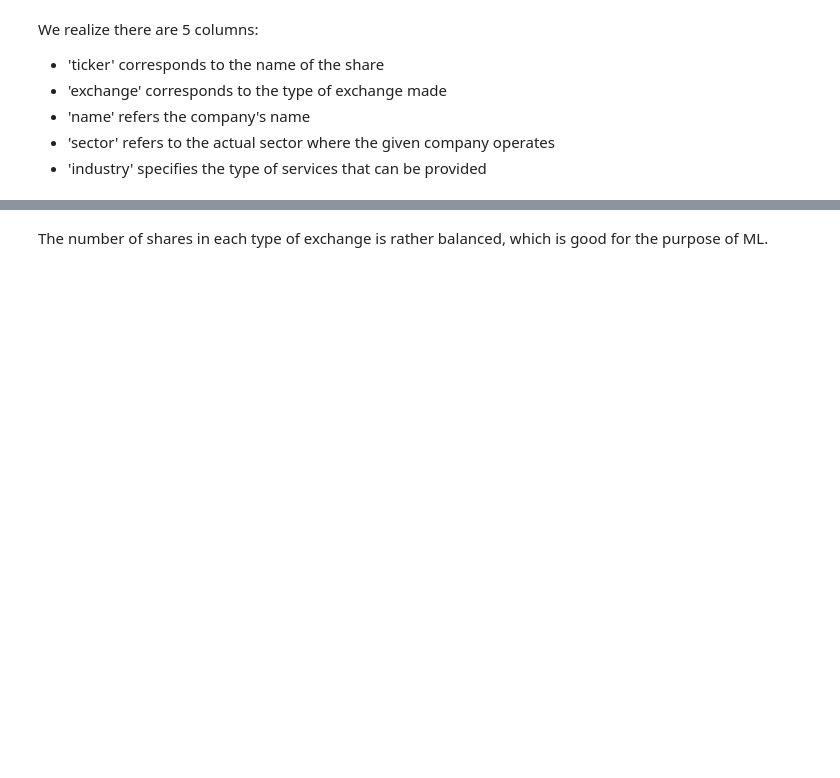
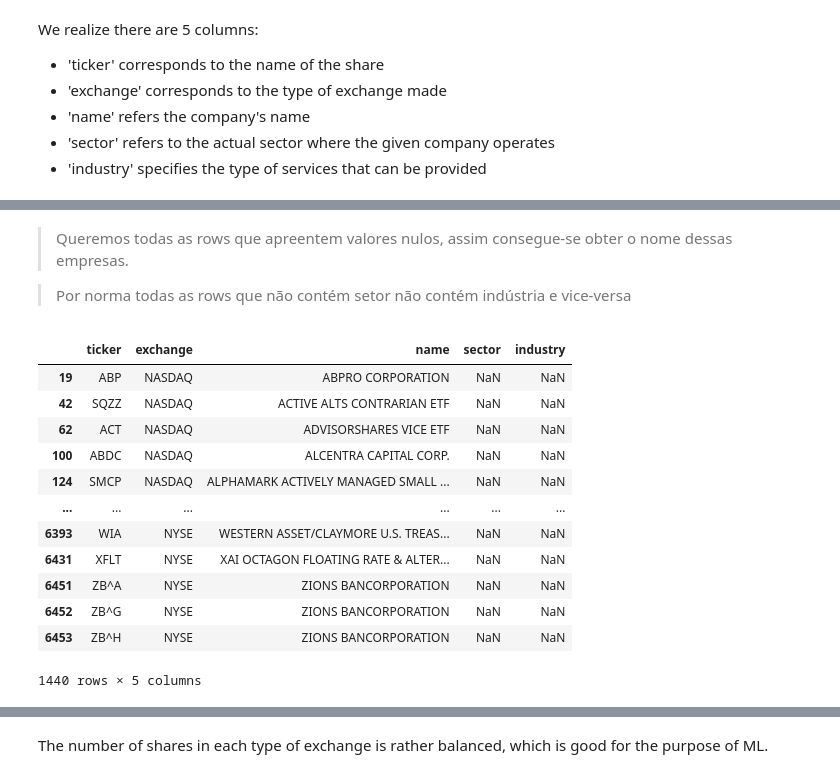
Before and after one commit to GuilhermeViveiros/Stock-Prices, a Jupyter notebook: Predicting Stock Prices.ipynb, the cells around one changed output, grey strips where cells are left out. Drawn from its saved outputs; the diff is of its cells as text; code cells hidden in the pictures; blank space fills up the shorter version.

```diff
--- a/Predicting Stock Prices.ipynb
+++ b/Predicting Stock Prices.ipynb
@@ -38,0 +90,21 @@ stocks.shape
+# %% [markdown]
+> Queremos todas as rows que apreentem valores nulos, assim consegue-se obter o nome dessas empresas.
+
+> Por norma todas as rows que não contém setor não contém indústria e vice-versa
+# %%
+null_data = stocks[stocks.isnull().any(axis=1)]
+null_data
+# %% [output]
+|  | ticker | exchange | name | sector | industry |
+| 19 | ABP | NASDAQ | ABPRO CORPORATION | NaN | NaN |
+| 42 | SQZZ | NASDAQ | ACTIVE ALTS CONTRARIAN ETF | NaN | NaN |
+| 62 | ACT | NASDAQ | ADVISORSHARES VICE ETF | NaN | NaN |
+| 100 | ABDC | NASDAQ | ALCENTRA CAPITAL CORP. | NaN | NaN |
+| 124 | SMCP | NASDAQ | ALPHAMARK ACTIVELY MANAGED SMALL ... | NaN | NaN |
+| ... | ... | ... | ... | ... | ... |
+| 6393 | WIA | NYSE | WESTERN ASSET/CLAYMORE U.S. TREAS... | NaN | NaN |
+| 6431 | XFLT | NYSE | XAI OCTAGON FLOATING RATE & ALTER... | NaN | NaN |
+| 6451 | ZB^A | NYSE | ZIONS BANCORPORATION | NaN | NaN |
+| 6452 | ZB^G | NYSE | ZIONS BANCORPORATION | NaN | NaN |
+| 6453 | ZB^H | NYSE | ZIONS BANCORPORATION | NaN | NaN |
+1440 rows × 5 columns
```
Also changed, not shown: parts of 36 cells of this notebook, 2 other files.
